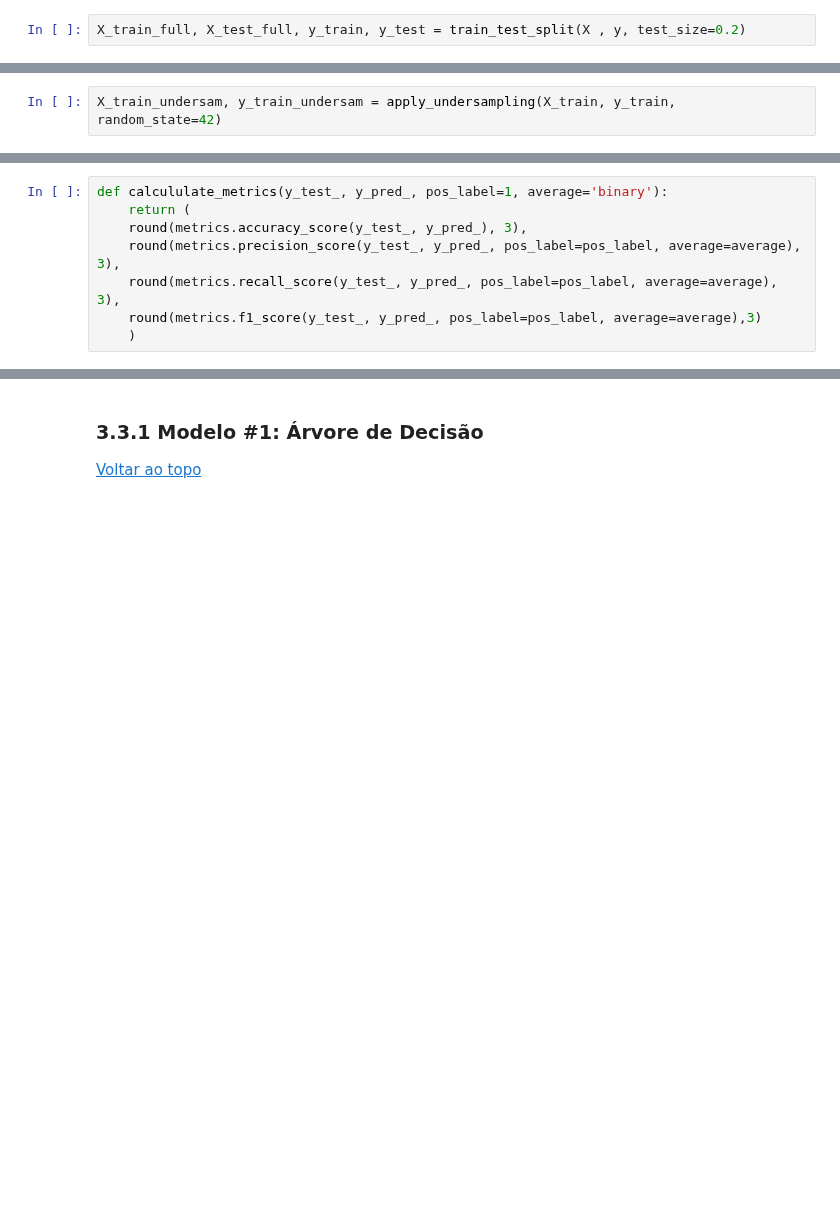
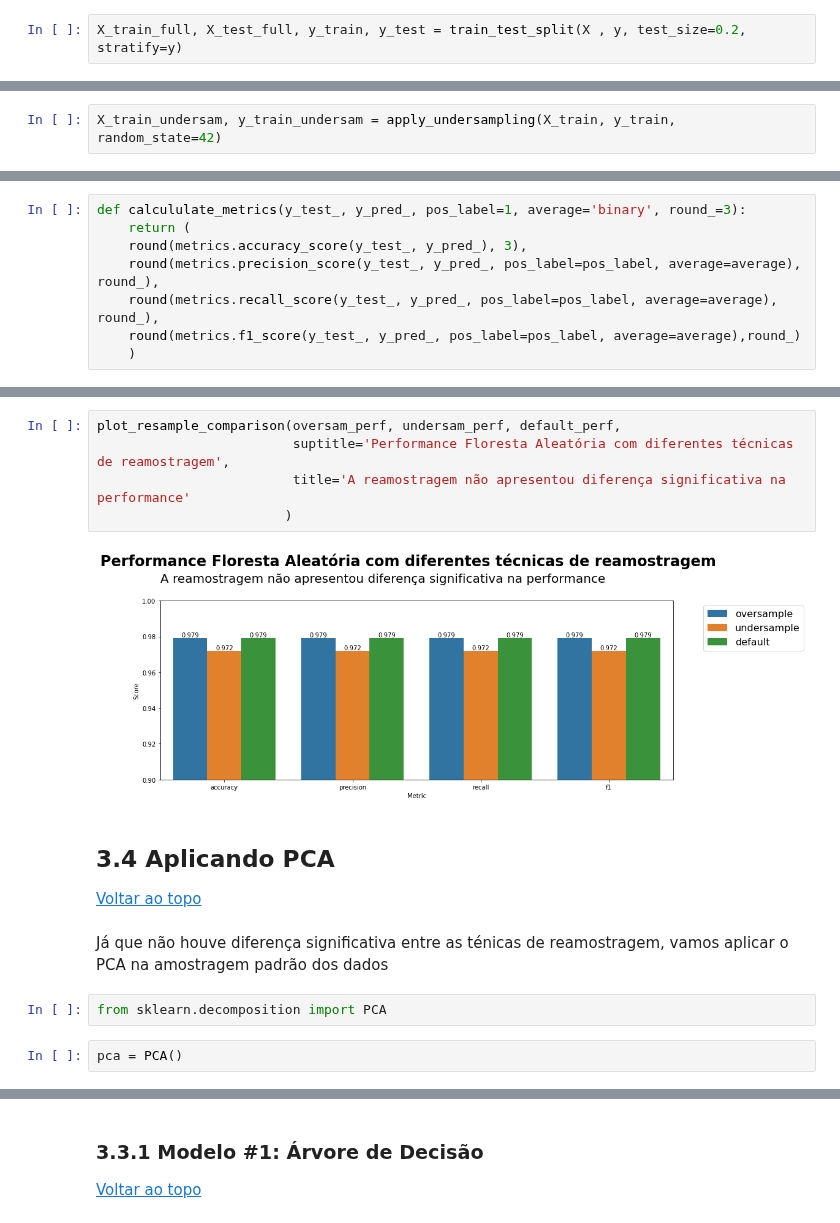
Before and after one commit to gutessitore/StellarClassification, a Jupyter notebook: Relatorio.ipynb, the cells around one changed output, grey strips where cells are left out. Saved outputs shown, nothing was run; the diff lists cells and outputs as text; blank space fills up the shorter version.

```diff
--- a/Relatorio.ipynb
+++ b/Relatorio.ipynb
@@ -144,7 +145,7 @@ target_encoder = OrdinalEncoder()
 # %%
 X, y = df.drop('class', axis=1), df['class']
 # %%
-X_train_full, X_test_full, y_train, y_test = train_test_split(X , y, test_size=0.2)
+X_train_full, X_test_full, y_train, y_test = train_test_split(X , y, test_size=0.2, stratify=y)
 # %%
 X_train = preprocessing.fit_transform(X_train_full)
 y_train_encoded = target_encoder.fit_transform(y_train.values.reshape(-1, 1))
@@ -181,8 +172,0 @@ from sklearn import metrics
-# %%
-def calcululate_metrics(y_test_, y_pred_, pos_label=1, average='binary'):
-    return (
-    round(metrics.accuracy_score(y_test_, y_pred_), 3),
-    round(metrics.precision_score(y_test_, y_pred_, pos_label=pos_label, average=average), 3),
-    round(metrics.recall_score(y_test_, y_pred_, pos_label=pos_label, average=average), 3),
-    round(metrics.f1_score(y_test_, y_pred_, pos_label=pos_label, average=average),3)
-    )
@@ -256,0 +179,8 @@ plot_resample_comparison(oversam_perf, undersam_perf, default_perf,
+# %%
+def calcululate_metrics(y_test_, y_pred_, pos_label=1, average='binary', round_=3):
+    return (
+    round(metrics.accuracy_score(y_test_, y_pred_), 3),
+    round(metrics.precision_score(y_test_, y_pred_, pos_label=pos_label, average=average), round_),
+    round(metrics.recall_score(y_test_, y_pred_, pos_label=pos_label, average=average), round_),
+    round(metrics.f1_score(y_test_, y_pred_, pos_label=pos_label, average=average),round_)
+    )
@@ -256,0 +244,16 @@ plot_resample_comparison(oversam_perf, undersam_perf, default_perf,
+# %%
+plot_resample_comparison(oversam_perf, undersam_perf, default_perf,
+                         suptitle='Performance Floresta Aleatória com diferentes técnicas de reamostragem',
+                         title='A reamostragem não apresentou diferença significativa na performance'
+                        )
+# %% [output]
+[figure, added]
+# %% [markdown]
+## 3.4 Aplicando PCA <a class="anchor" id="section-3-4"></a>
+[Voltar ao topo](#section-0)
+# %% [markdown]
+Já que não houve diferença significativa entre as ténicas de reamostragem, vamos aplicar o PCA na amostragem padrão dos dados
+# %%
+from sklearn.decomposition import PCA
+# %%
+pca = PCA()
```
Also changed, not shown: parts of 50 cells of this notebook.
